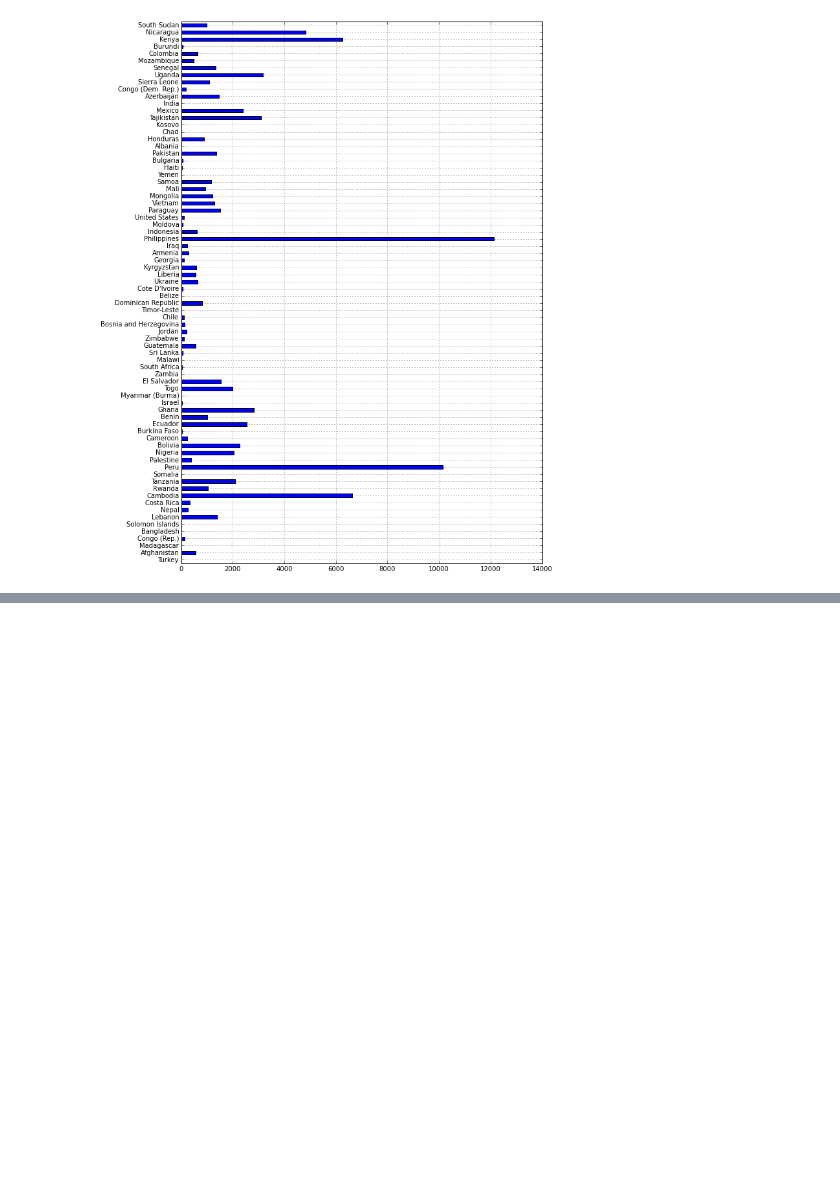
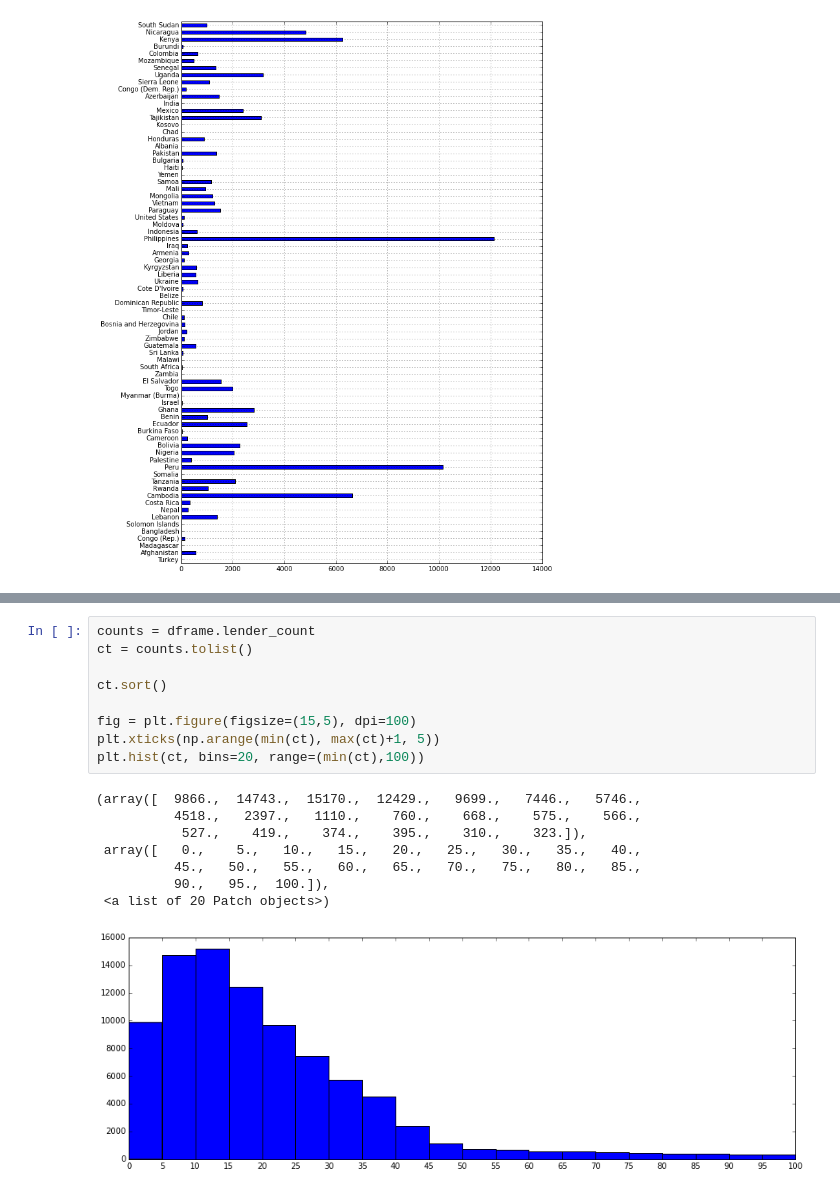
Before and after one commit to mwenda11/spring-2015-homeworks, a Jupyter notebook: project/basic_statistics.ipynb, the cells around one changed output, grey strips where cells are left out. Drawn from its saved outputs; the diff is of its cells as text; blank space fills up the shorter version.

```diff
--- a/project/basic_statistics.ipynb
+++ b/project/basic_statistics.ipynb
@@ -201,0 +209,18 @@ cframe.country.plot(kind='barh', figsize=(10,15))
+# %%
+counts = dframe.lender_count
+ct = counts.tolist()
+
+ct.sort()
+
+fig = plt.figure(figsize=(15,5), dpi=100)
+plt.xticks(np.arange(min(ct), max(ct)+1, 5))
+plt.hist(ct, bins=20, range=(min(ct),100))
+# %% [output]
+(array([  9866.,  14743.,  15170.,  12429.,   9699.,   7446.,   5746.,
+          4518.,   2397.,   1110.,    760.,    668.,    575.,    566.,
+           527.,    419.,    374.,    395.,    310.,    323.]),
+ array([   0.,    5.,   10.,   15.,   20.,   25.,   30.,   35.,   40.,
+          45.,   50.,   55.,   60.,   65.,   70.,   75.,   80.,   85.,
+          90.,   95.,  100.]),
+ <a list of 20 Patch objects>)
+[figure, added]
```
Also changed, not shown: parts of 2 cells of this notebook.
